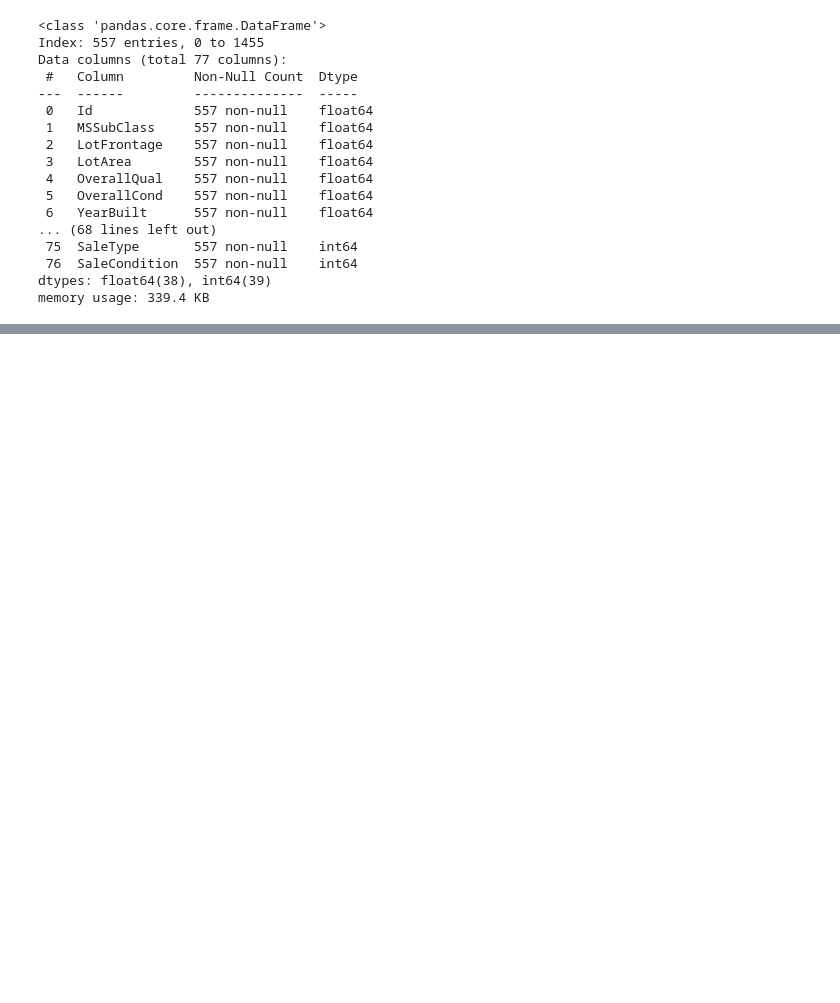
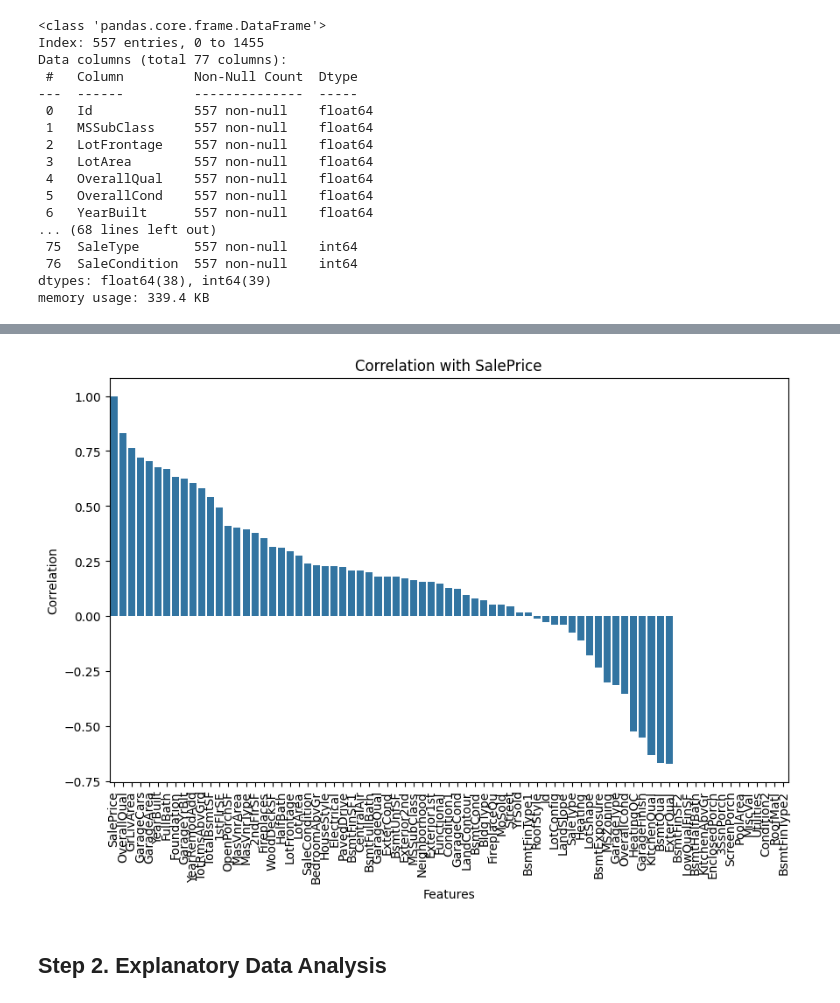
Before and after one commit to NgakanWidyasprana/regression-house-prediction, a Jupyter notebook: regression_house_price_prediction.ipynb, the cells around one changed output, grey strips where cells are left out. Saved outputs shown, nothing was run; the diff lists cells and outputs as text; code cells hidden in the pictures; blank space fills up the shorter version.

```diff
--- a/regression_house_price_prediction.ipynb
+++ b/regression_house_price_prediction.ipynb
@@ -452,0 +569,19 @@ memory usage: 339.4 KB
+# %%
+# This code use for mapping all the feature correlation
+# focus on correlation with features price.
+# Feature price is choose because the model will make prediction/regression
+# according to the price features.
+target_corr = train_data_encoded.corr()['SalePrice']
+target_corr = target_corr.sort_values(ascending=False)
+
+plt.figure(figsize=(10, 6))
+sns.barplot(x=target_corr.index, y=target_corr.values)
+plt.title('Correlation with SalePrice')
+plt.xlabel('Features')
+plt.ylabel('Correlation')
+plt.xticks(rotation=90)
+plt.show()
+# %% [output]
+[figure, added]
+# %% [markdown]
+## **Step 2. Explanatory Data Analysis**
```
Also changed, not shown: parts of 21 cells of this notebook, 4 other files.
